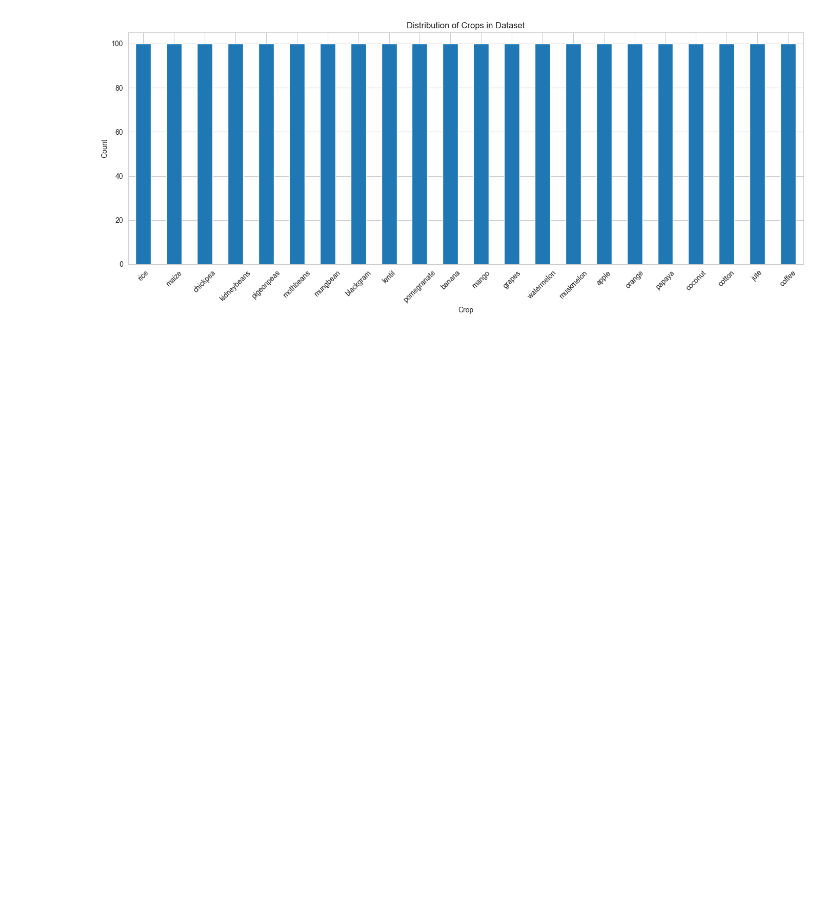
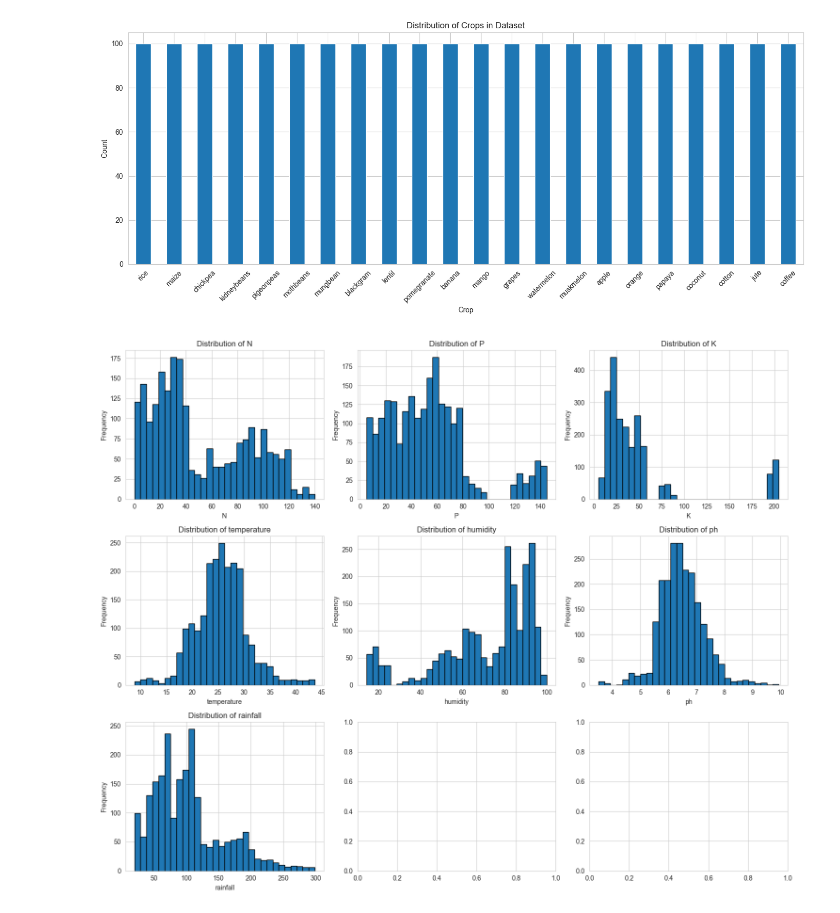
Before and after one commit to jerryjohnsoffl/agricultural-tool-recommendation-system, a Jupyter notebook: crop.ipynb, the cells around one changed output. Drawn from its saved outputs; the diff is of its cells as text; code cells hidden in the pictures; blank space fills up the shorter version.

```diff
--- a/crop.ipynb
+++ b/crop.ipynb
@@ -103,3 +103,20 @@ Number of unique crops: 22
 Crop list:
 ['apple', 'banana', 'blackgram', 'chickpea', 'coconut', 'coffee', 'cotton', 'grapes', 'jute', 'kidneybeans', 'lentil', 'maize', 'mango', 'mothbeans', 'mungbean', 'muskmelon', 'orange', 'papaya', 'pige ...
 [figure]
+# %%
+# Cell 5: Analyze Feature Distributions
+features = ['N', 'P', 'K', 'temperature', 'humidity', 'ph', 'rainfall']
+
+fig, axes = plt.subplots(3, 3, figsize=(15, 12))
+axes = axes.ravel()
+
+for idx, feature in enumerate(features):
+    axes[idx].hist(df[feature], bins=30, edgecolor='black')
+    axes[idx].set_title(f'Distribution of {feature}')
+    axes[idx].set_xlabel(feature)
+    axes[idx].set_ylabel('Frequency')
+
+plt.tight_layout()
+plt.show()
+# %% [output]
+[figure, added]
```
Also changed, not shown: parts of 10 cells of this notebook.
